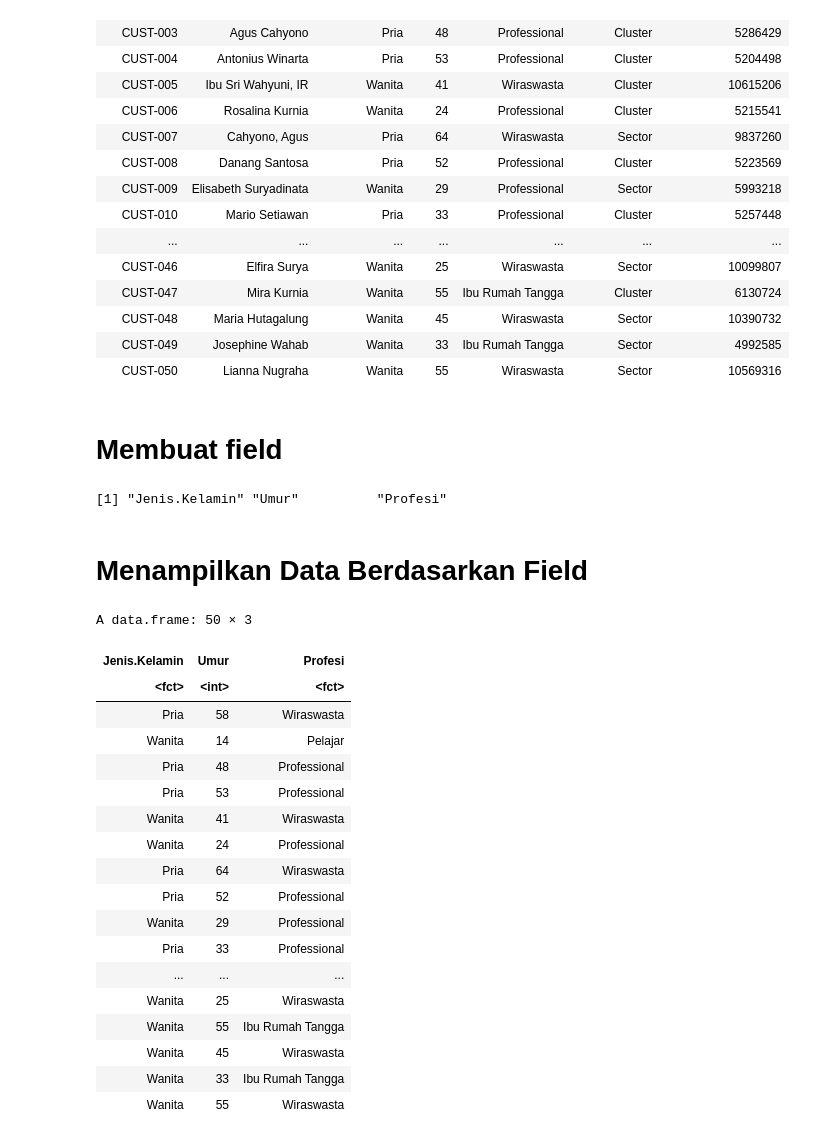
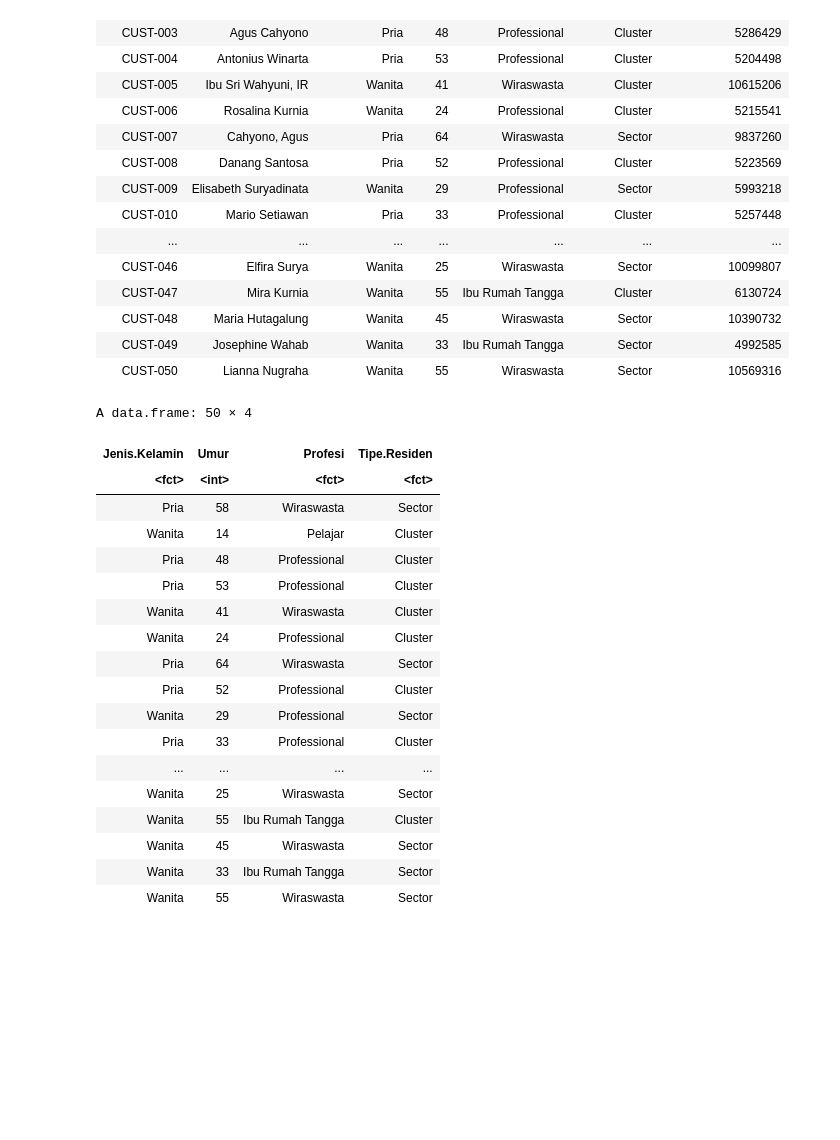
Before and after one commit to mashanz/Applied-Data-Science-Lab, a Jupyter notebook: Customer Segmentation (Marketing)/01_read_data.ipynb, the cells around one changed output. Drawn from its saved outputs; the diff is of its cells as text; code cells hidden in the pictures; blank space fills up the shorter version.

```diff
--- a/Customer Segmentation (Marketing)/2_vector_field.ipynb
+++ b/Customer Segmentation (Marketing)/01_read_data.ipynb
@@ -23,34 +23,25 @@ A data.frame: 50 × 7
 | CUST-048 | Maria Hutagalung | Wanita | 45 | Wiraswasta | Sector | 10390732 |
 | CUST-049 | Josephine Wahab | Wanita | 33 | Ibu Rumah Tangga | Sector | 4992585 |
 | CUST-050 | Lianna Nugraha | Wanita | 55 | Wiraswasta | Sector | 10569316 |
-# %% [markdown]
-# Membuat field
 # %%
-field_yang_digunakan <- c("Jenis.Kelamin", "Umur", "Profesi")
-field_yang_digunakan
+pelanggan[c("Jenis.Kelamin", "Umur", "Profesi", "Tipe.Residen")]
 # %% [output]
-[1] "Jenis.Kelamin" "Umur"          "Profesi"
+A data.frame: 50 × 4
+| Jenis.Kelamin | Umur | Profesi | Tipe.Residen |
+| <fct> | <int> | <fct> | <fct> |
+| Pria | 58 | Wiraswasta | Sector |
+| Wanita | 14 | Pelajar | Cluster |
+| Pria | 48 | Professional | Cluster |
+| Pria | 53 | Professional | Cluster |
+| Wanita | 41 | Wiraswasta | Cluster |
+| Wanita | 24 | Professional | Cluster |
+| Pria | 64 | Wiraswasta | Sector |
+| Pria | 52 | Professional | Cluster |
+| Wanita | 29 | Professional | Sector |
+| Pria | 33 | Professional | Cluster |
+| ... | ... | ... | ... |
+| Wanita | 25 | Wiraswasta | Sector |
+| Wanita | 55 | Ibu Rumah Tangga | Cluster |
+| Wanita | 45 | Wiraswasta | Sector |
+| Wanita | 33 | Ibu Rumah Tangga | Sector |
+| Wanita | 55 | Wiraswasta | Sector |
-# %% [markdown]
-# Menampilkan Data Berdasarkan Field
-# %%
-pelanggan[field_yang_digunakan]
-# %% [output]
-A data.frame: 50 × 3
-| Jenis.Kelamin | Umur | Profesi |
-| <fct> | <int> | <fct> |
-| Pria | 58 | Wiraswasta |
-| Wanita | 14 | Pelajar |
-| Pria | 48 | Professional |
-| Pria | 53 | Professional |
-| Wanita | 41 | Wiraswasta |
-| Wanita | 24 | Professional |
-| Pria | 64 | Wiraswasta |
-| Pria | 52 | Professional |
-| Wanita | 29 | Professional |
-| Pria | 33 | Professional |
-| ... | ... | ... |
-| Wanita | 25 | Wiraswasta |
-| Wanita | 55 | Ibu Rumah Tangga |
-| Wanita | 45 | Wiraswasta |
-| Wanita | 33 | Ibu Rumah Tangga |
-| Wanita | 55 | Wiraswasta |
```
Also changed, not shown: 17 other files.
